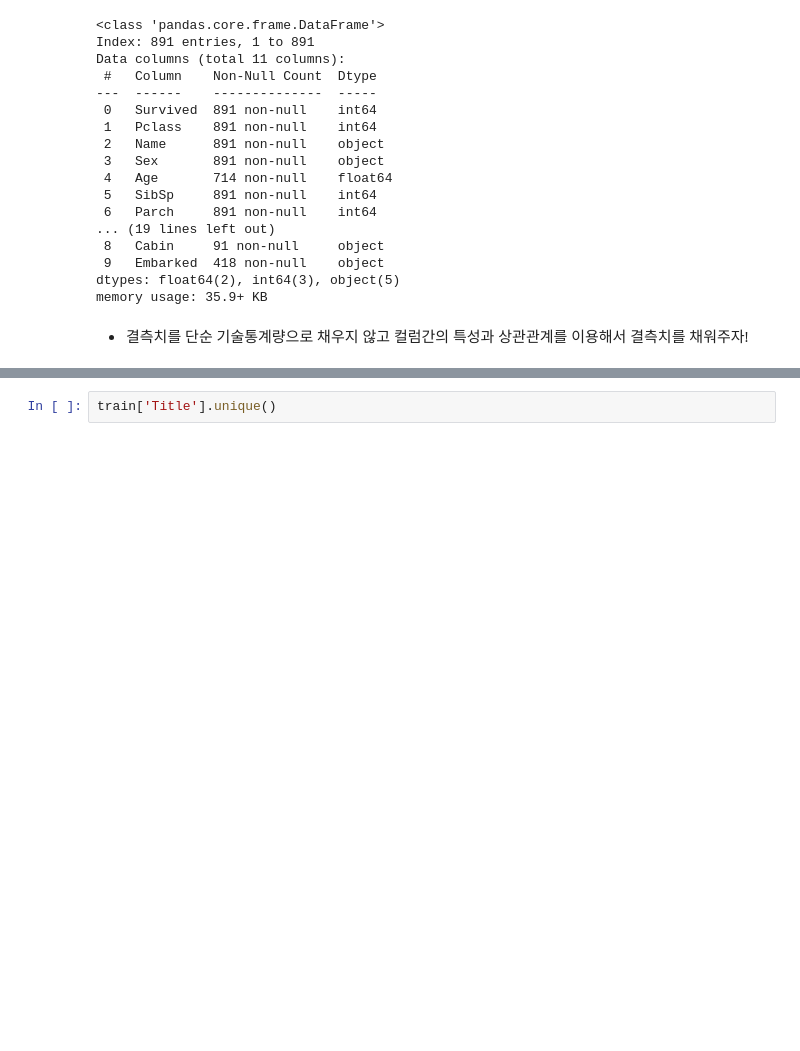
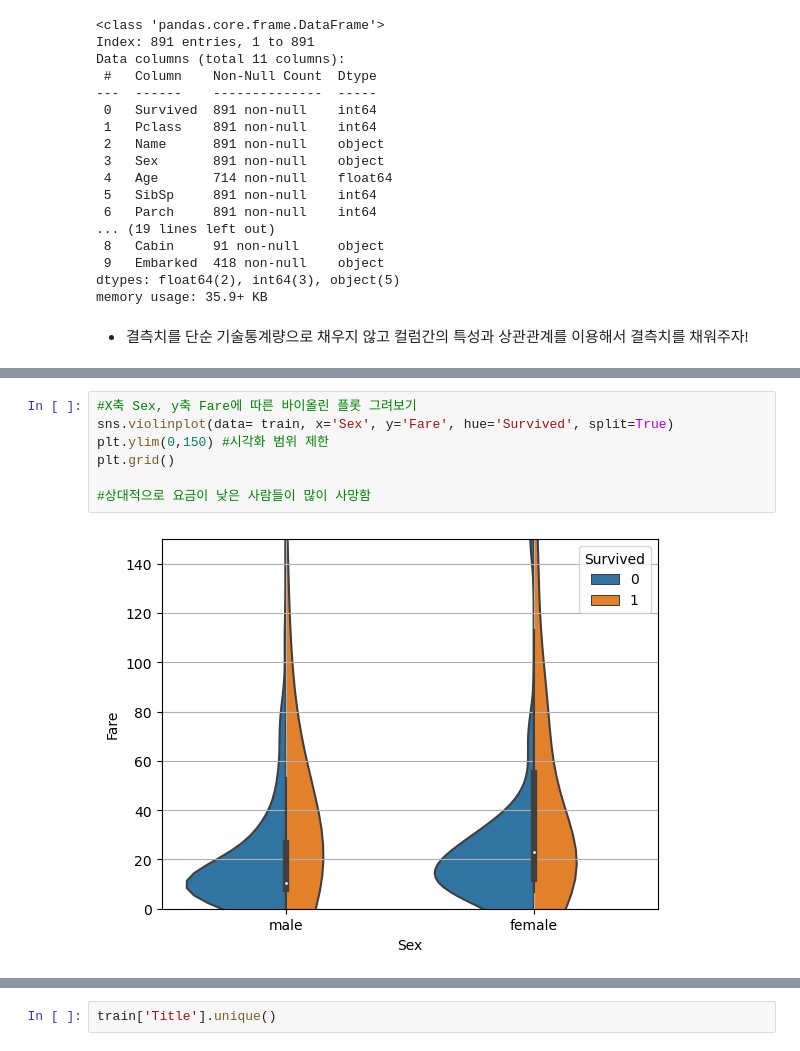
Before and after one commit to ydydydydydy/MachineLearning_, a Jupyter notebook: 04. titanic 데이터를 활용한 생존자 예측.ipynb, the cells around one changed output, grey strips where cells are left out. Cells and saved outputs as stored; diff of their text form; blank space fills up the shorter version.

```diff
--- a/04. titanic 데이터를 활용한 생존자 예측.ipynb
+++ b/04. titanic 데이터를 활용한 생존자 예측.ipynb
@@ -795,0 +629,9 @@ test['Title'] = test['Name'].apply(split_name)
+# %%
+#X축 Sex, y축 Fare에 따른 바이올린 플롯 그려보기
+sns.violinplot(data= train, x='Sex', y='Fare', hue='Survived', split=True)
+plt.ylim(0,150) #시각화 범위 제한
+plt.grid()
+
+#상대적으로 요금이 낮은 사람들이 많이 사망함
+# %% [output]
+[figure, added]
```
Also changed, not shown: parts of 238 cells of this notebook, 6 other files.
